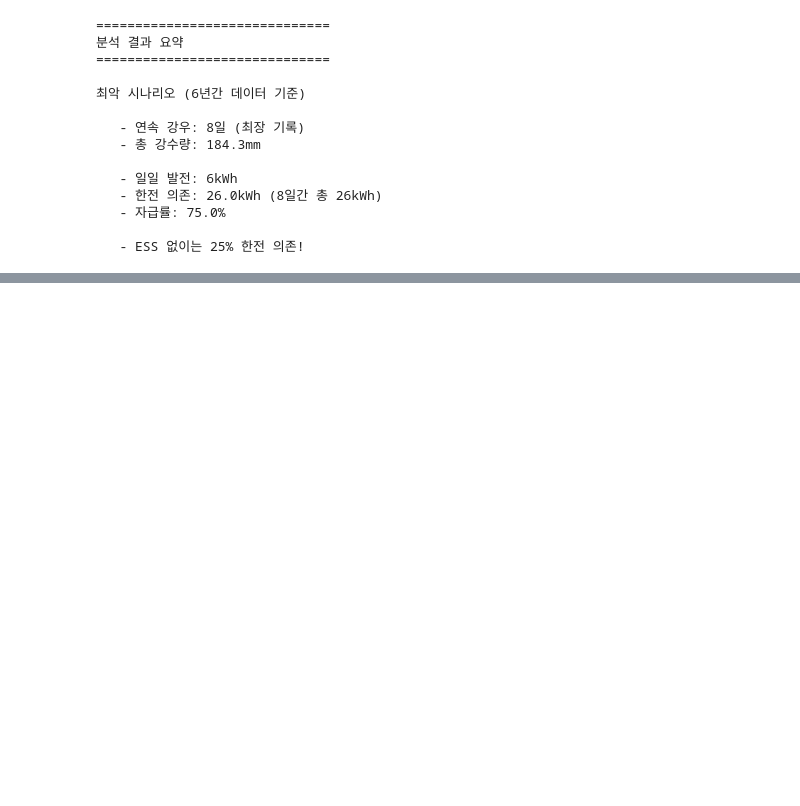
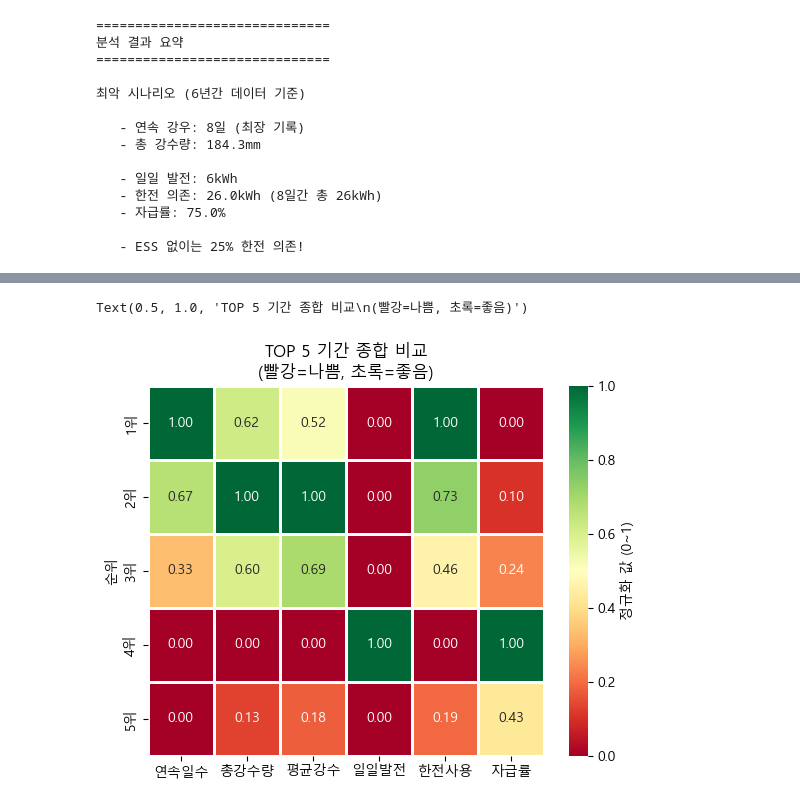
Before and after one commit to Subin928/RE_data_project, a Jupyter notebook: notebooks/ESS_strategy.ipynb, the cells around one changed output, grey strips where cells are left out. Cells and saved outputs as stored; diff of their text form; code cells hidden in the pictures; blank space fills up the shorter version.

```diff
--- a/notebooks/ESS_strategy.ipynb
+++ b/notebooks/ESS_strategy.ipynb
@@ -466,0 +469,25 @@ worst = 히트맵_df.iloc[0]
+# %%
+def normalize_01(series):
+  """0~1 정규화"""
+  min_val, max_val = series.min(), series.max()       # 1단계: 최소, 최대 찾기
+  if max_val == min_val:                              # 2단계: 같은 값이면 중간값(0.5)
+    return pd.Series([0.5] * len(series), index=series.index)
+  return (series - min_val) / (max_val - min_val)     # 3단계: 공식= (값-최소값)/(최대값-최소)
+
+# 히트맵 데이터 준비
+heatmap_data = 히트맵_df.set_index('순위')
+heatmap_norm = heatmap_data.apply(normalize_01)
+
+# Seaborn 히트맵
+sns.heatmap(heatmap_norm,
+            annot=True,           # 각 칸에 숫자 표시
+            fmt='.2f',            # 소수점 2자리
+            cmap='RdYlGn',        # 빨강-노랑-초록
+            linewidths=1,
+            linecolor='white',
+            cbar_kws={'label': '정규화 값 (0~1)'})
+
+plt.title('TOP 5 기간 종합 비교\n(빨강=나쁨, 초록=좋음)')
+# %% [output]
+Text(0.5, 1.0, 'TOP 5 기간 종합 비교\n(빨강=나쁨, 초록=좋음)')
+[figure, added]
```
Also changed, not shown: parts of 3 cells of this notebook, 1 other file.
